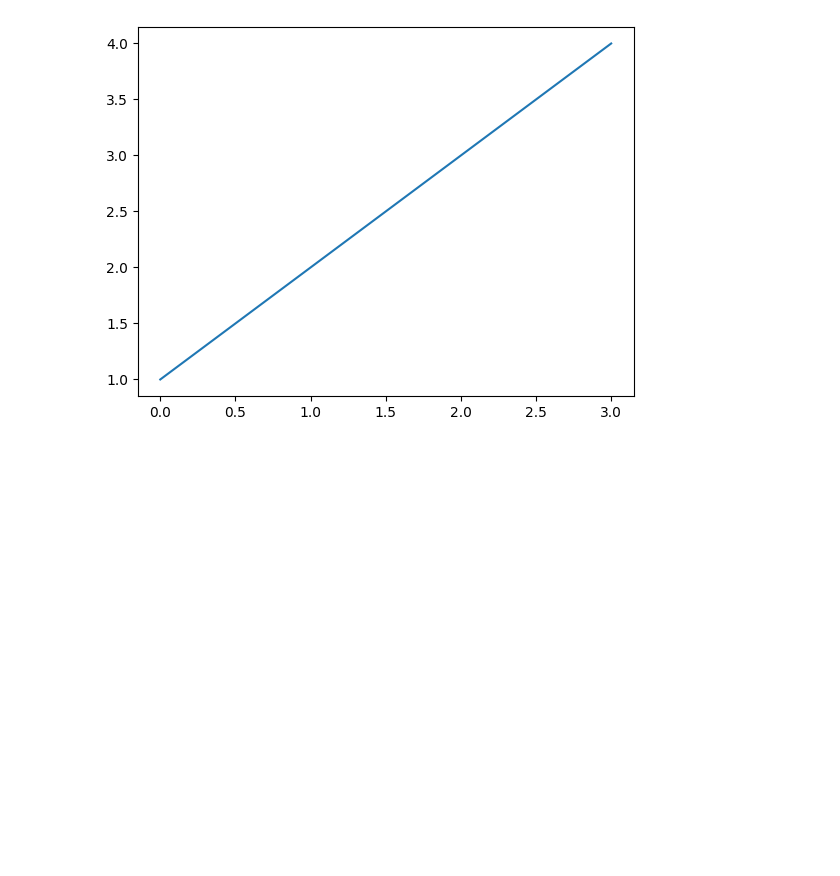
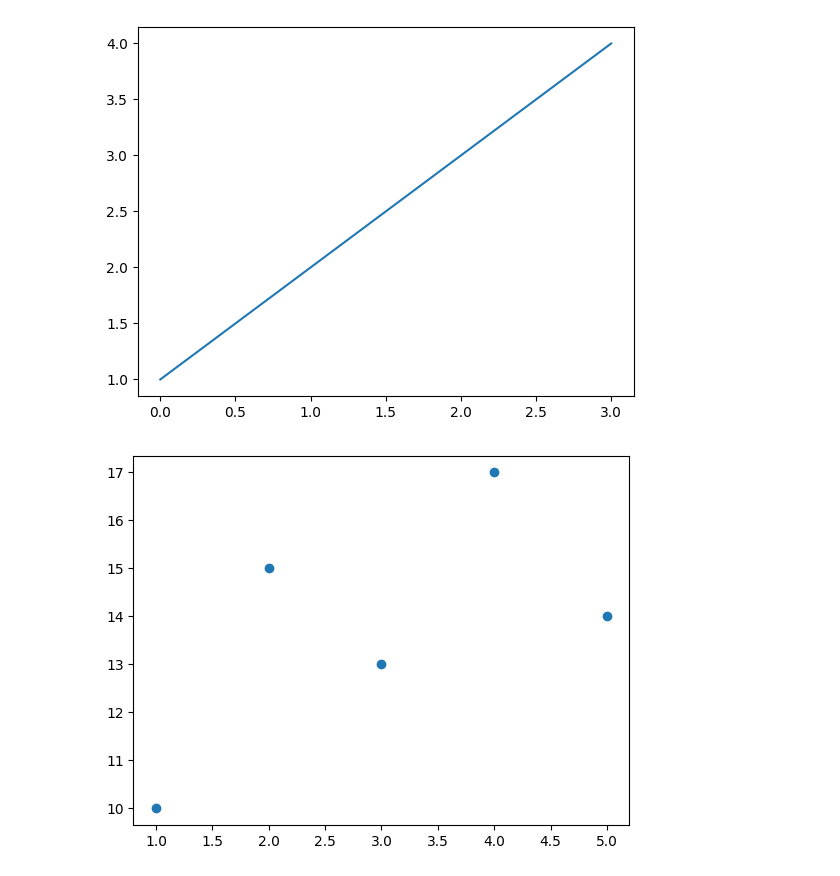
Before and after one commit to Azinkarimzad/phthon_SWC_24, a Jupyter notebook: day_1.ipynb, the cells around one changed output. Drawn from its saved outputs; the diff is of its cells as text; code cells hidden in the pictures; blank space fills up the shorter version.

```diff
--- a/day_1.ipynb
+++ b/day_1.ipynb
@@ -389,3 +389,8 @@ plt.show()
 [figure]
 # %%
 x=[1,2,3,4,5]
+y=[10,15,13,17,14]
+plt.scatter(x,y)
+plt.show()
+# %% [output]
+[figure, added]
```
